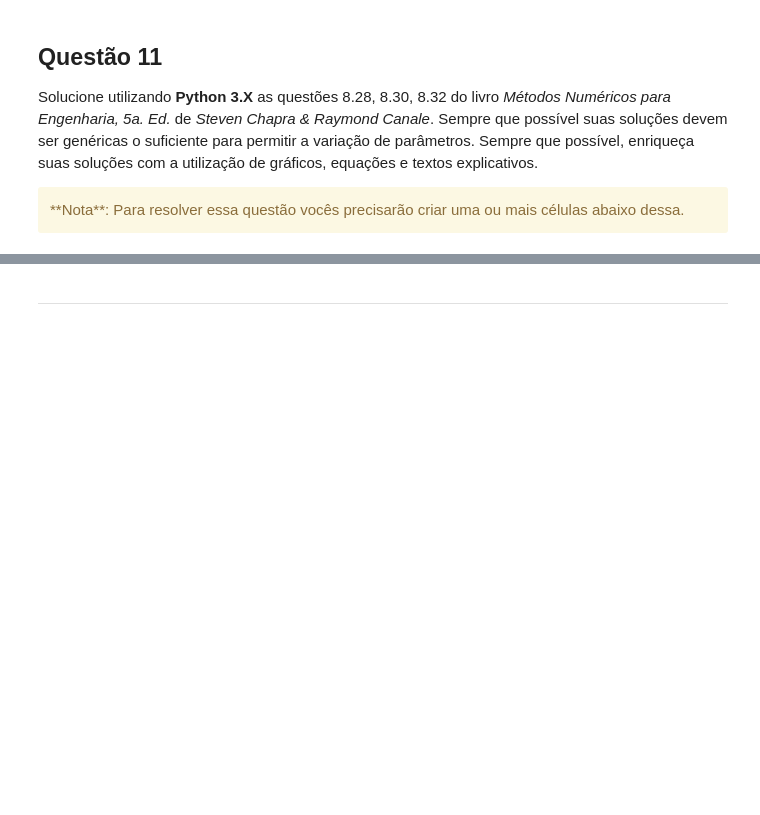
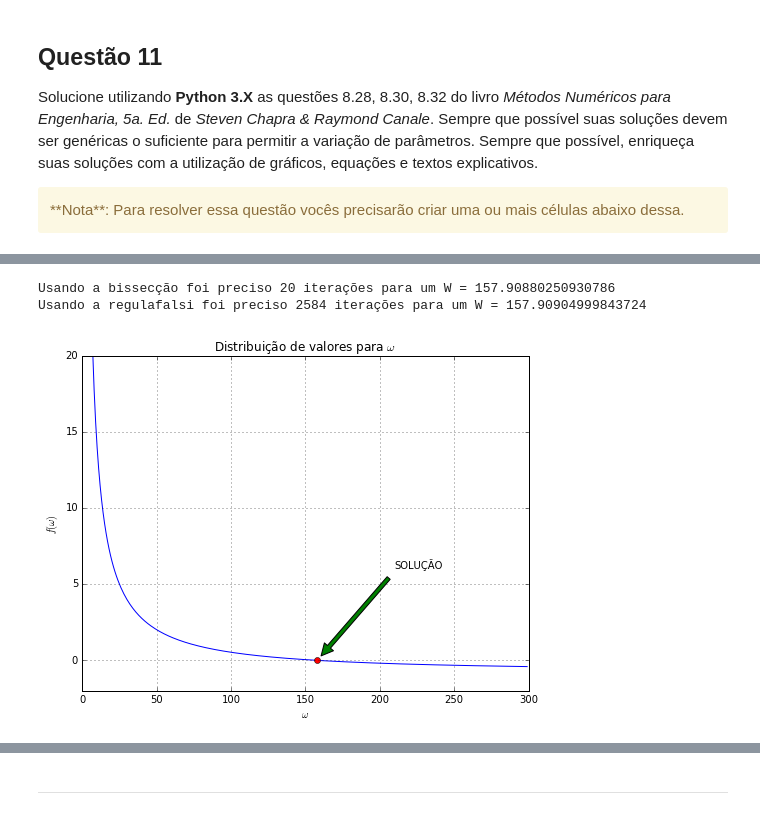
Before and after one commit to ArielBarros/NotebooksNumericalMethods, a Jupyter notebook: Trabalho01.ipynb, the cells around one changed output, grey strips where cells are left out. Cells and saved outputs as stored; diff of their text form; code cells hidden in the pictures; blank space fills up the shorter version.

```diff
--- a/Trabalho01.ipynb
+++ b/Trabalho01.ipynb
@@ -621,0 +680,73 @@ Solucione utilizando **Python 3.X** as questões 8.28, 8.30, 8.32 do livro *Mét
+# %%
+# Implementação do Exercício 8.32
+%matplotlib inline
+import numpy as np
+import matplotlib.pyplot as plt
+from matplotlib import rcParams
+
+np.seterr(divide='ignore', invalid='ignore')
+
+def f(w):
+    R  = 225    # Resistência [Ohm]
+    L  = 0.5    # Indutância [H]
+    C  = 0.6e-6 # Capacitância [F]
+    Z  = 75     # Impedância [Ohm]
+    return Z*np.sqrt(1/R**2 + (w*C - 1/(w*L))**2) - 1
+
+def BissecaoRaiz(f, a, b, tol):
+    if f(a)*f(b) > 0:
+        print("Não existe solução no intervalo dado")
+    else:
+        xns = (a + b) / 2;
+        numIter = 0
+        while abs(f(xns)) > tol:
+            if False: # modifique para True para ver mais detalhes
+                print("iteração: {} | a = {} | b = {} | xns = {} | f(xns) = {}".format(numIter, a, b, xns, f(xns)))
+            if f(a)*f(xns) < 0:
+                b = xns
+            if f(xns)*f(b) < 0:
+                a = xns
+            xns = (a + b) / 2;
+            numIter += 1
+        return numIter, xns
+
+def RegulaFalsi(f, a, b, tol):
+    if f(a)*f(b) > 0:
+        print("Não existe solução no intervalo dado")
+        return None
+    else:
+        xns = (a*f(b) - b*f(a)) / (f(b) - f(a)) # definindo valor inicial de xns
+        numIter = 0
+        while abs(f(xns)) > tol:
+            if False: # modifique para True para ver mais detalhes
+                print("iteração: {} | a = {} | b = {} | xns = {} | f(xns) = {}".format(numIter, a, b, xns, f(xns)))
+            if f(a)*f(xns) < 0:
+                b = xns
+            if f(xns)*f(b) < 0:
+                a = xns
+            xns = (a*f(b) - b*f(a)) / (f(b) - f(a))
+            numIter += 1
+        return numIter, xns
+
+[i1, root1] = BissecaoRaiz(f,1,1000,10**-6)
+[i2, root2] = RegulaFalsi(f,1,1000,10**-6)
+print("Usando a bissecção foi preciso {0} iterações para um W = {1}".format(i1, root1))
+print("Usando a regulafalsi foi preciso {0} iterações para um W = {1}".format(i2, root2))
+
+# plot do gráfico da função.
+rcParams['figure.figsize'] = (8.0, 6.0) # dimensões do gráfico
+w = np.arange(0.0, 300.0, 1)
+plt.plot(w, f(w), root1, f(root1),'ro') # plot da função junto com o ponto da solução.
+plt.xlabel('$\omega$')
+plt.ylabel('$f(\omega)$')
+plt.annotate('SOLUÇÃO', xy=(157.90880250930786, 0), xytext=(210, 6),
+            arrowprops=dict(facecolor='green', shrink=0.05),
+            )
+plt.ylim(-2,20)
+plt.title('Distribuição de valores para $\omega$')
+plt.grid(True)
+plt.show()
+# %% [output]
+Usando a bissecção foi preciso 20 iterações para um W = 157.90880250930786
+Usando a regulafalsi foi preciso 2584 iterações para um W = 157.90904999843724
+[figure, added]
```
Also changed, not shown: parts of 9 cells of this notebook.
